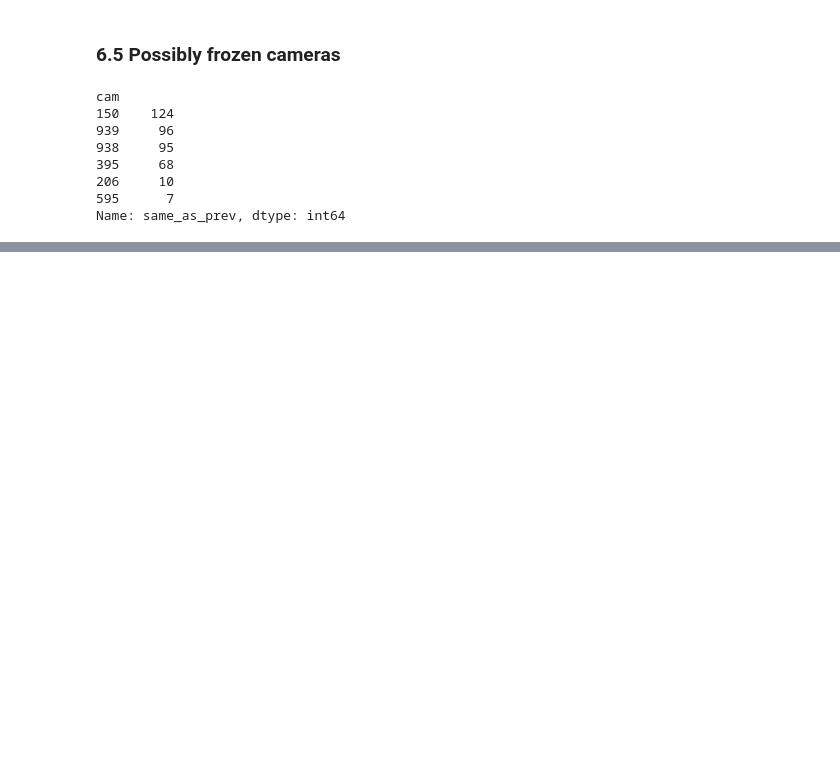
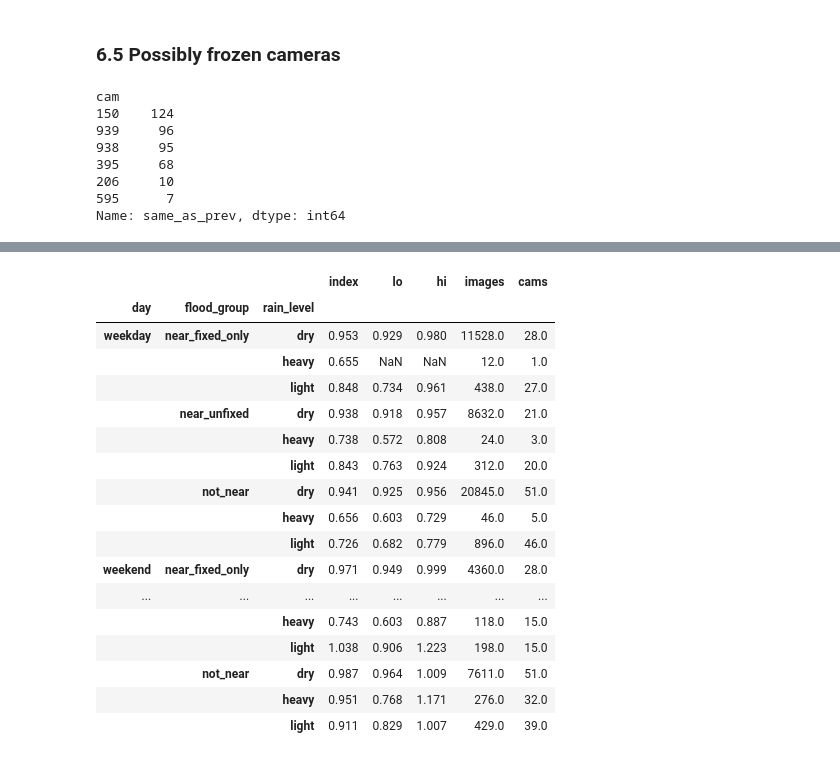
Before and after one commit to Mahhhh123/DSDE-Project-Traffic, a Jupyter notebook: 03_data_science/analysis.ipynb, the cells around one changed output, grey strips where cells are left out. Saved outputs shown, nothing was run; the diff lists cells and outputs as text; code cells hidden in the pictures; blank space fills up the shorter version.

Commit message:
Add flood data: BMA road flood sensors, flood-risk points with fix status, camera join and analysis
Co-Authored-By: Claude Opus 5.5 <noreply@anthropic.com>

```diff
--- a/03_data_science/analysis.ipynb
+++ b/03_data_science/analysis.ipynb
@@ -247,0 +254,7 @@ Name: same_as_prev, dtype: int64
+# %%
+ctx = pd.read_csv('../data/clean/camera_flood_context.csv')
+ff = pd.read_csv('../data/clean/fact_images_flood.csv')
+print(ctx.flood_group.value_counts().to_dict())
+print('images with a flood sensor within 1 km:', int(ff.flood_cm.notna().sum()), '· images with water on the road:', int(ff.road_flooded.sum()))
+fl = pd.read_csv('../data/clean/bma_road_flood_hourly.csv')
+fl[fl.flood_cm > 0].groupby(['sensor', 'name']).flood_cm.agg(['count', 'min', 'max'])
@@ -247,0 +267,24 @@ Name: same_as_prev, dtype: int64
+# %%
+ff['day'] = ff.day_type.map({'วันธรรมดา': 'weekday', 'วันหยุด': 'weekend'})
+fm = ff[ff.baseline_matched == 1]
+grp = fm.groupby(['day', 'flood_group', 'rain_level']).apply(boot).round(3)
+grp
+# %% [output]
+|  |  |  | index | lo | hi | images | cams |
+| day | flood_group | rain_level |  |  |  |  |  |
+| weekday | near_fixed_only | dry | 0.953 | 0.929 | 0.980 | 11528.0 | 28.0 |
+|  |  | heavy | 0.655 | NaN | NaN | 12.0 | 1.0 |
+|  |  | light | 0.848 | 0.734 | 0.961 | 438.0 | 27.0 |
+|  | near_unfixed | dry | 0.938 | 0.918 | 0.957 | 8632.0 | 21.0 |
+|  |  | heavy | 0.738 | 0.572 | 0.808 | 24.0 | 3.0 |
+|  |  | light | 0.843 | 0.763 | 0.924 | 312.0 | 20.0 |
+|  | not_near | dry | 0.941 | 0.925 | 0.956 | 20845.0 | 51.0 |
+|  |  | heavy | 0.656 | 0.603 | 0.729 | 46.0 | 5.0 |
+|  |  | light | 0.726 | 0.682 | 0.779 | 896.0 | 46.0 |
+| weekend | near_fixed_only | dry | 0.971 | 0.949 | 0.999 | 4360.0 | 28.0 |
+| ... | ... | ... | ... | ... | ... | ... | ... |
+|  |  | heavy | 0.743 | 0.603 | 0.887 | 118.0 | 15.0 |
+|  |  | light | 1.038 | 0.906 | 1.223 | 198.0 | 15.0 |
+|  | not_near | dry | 0.987 | 0.964 | 1.009 | 7611.0 | 51.0 |
+|  |  | heavy | 0.951 | 0.768 | 1.171 | 276.0 | 32.0 |
+|  |  | light | 0.911 | 0.829 | 1.007 | 429.0 | 39.0 |
```
Also changed, not shown: parts of 5 cells of this notebook, 14 other files.
